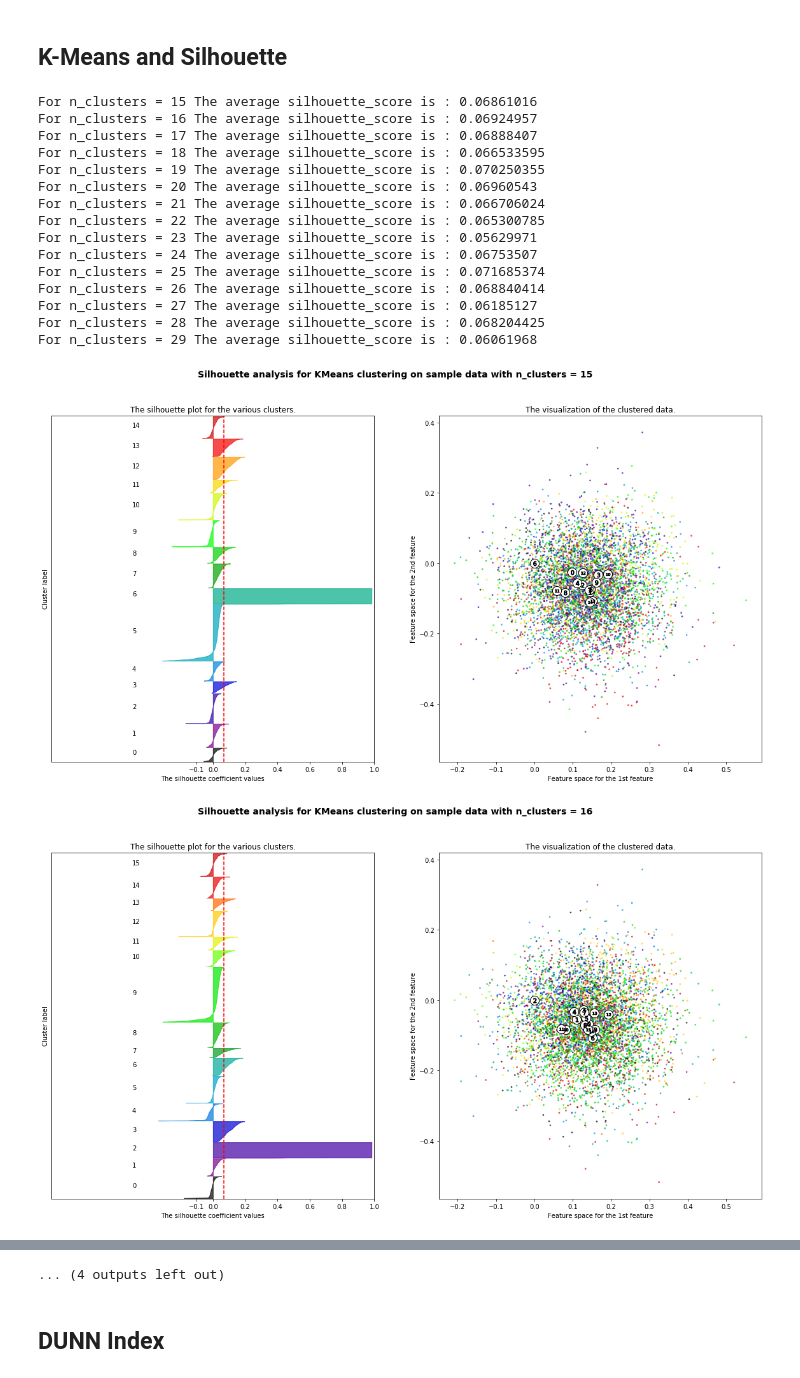
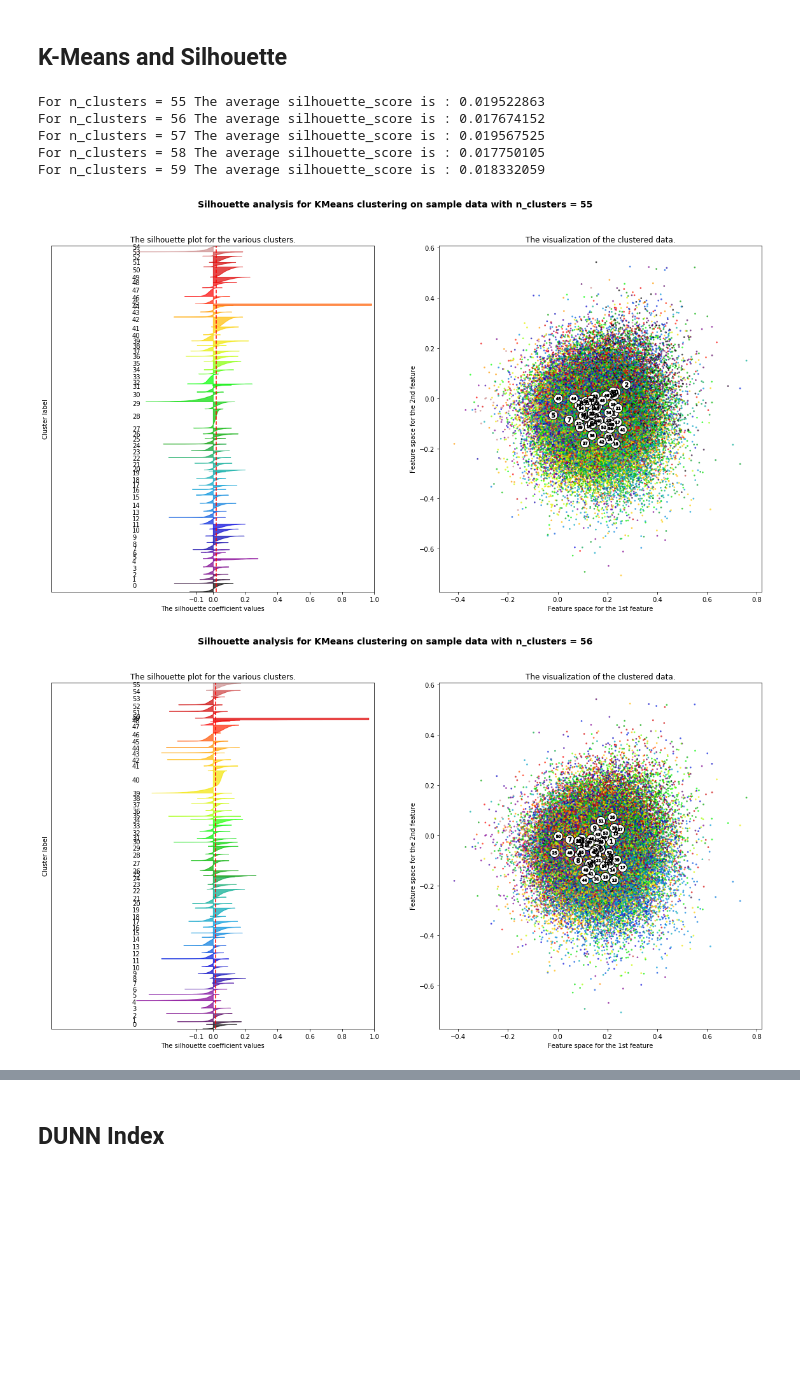
Before and after one commit to keg-tucn/CristinaPele_DBLP_2019, a Jupyter notebook: DBLP_V11/doc2vec/doc2vec.ipynb, the cells around one changed output, grey strips where cells are left out. Drawn from its saved outputs; the diff is of its cells as text; code cells hidden in the pictures; blank space fills up the shorter version.

```diff
--- a/DBLP_V11/doc2vec/doc2vec.ipynb
+++ b/DBLP_V11/doc2vec/doc2vec.ipynb
@@ -93,7 +95,7 @@ plt.show()
 # %% [markdown]
 ## K-Means and Silhouette
 # %%
-for n_clusters in range(15,30):
+for n_clusters in range(55,60):
     # Create a subplot with 1 row and 2 columns
     fig, (ax1, ax2) = plt.subplots(1, 2)
     fig.set_size_inches(20, 10)
@@ -150,47 +152,37 @@ for n_clusters in range(15,30):
     ax1.axvline(x=silhouette_avg, color="red", linestyle="--")
 
     ax1.set_yticks([])  # Clear the yaxis labels / ticks
     ax1.set_xticks([-0.1, 0, 0.2, 0.4, 0.6, 0.8, 1])
 
     # 2nd Plot showing the actual clusters formed
     colors = cm.nipy_spectral(cluster_labels.astype(float) / n_clusters)
     ax2.scatter(X[:, 0], X[:, 1], marker='.', s=30, lw=0, alpha=0.7,
                 c=colors, edgecolor='k')
 
     # Labeling the clusters
     centers = clusterer.cluster_centers_
     # Draw white circles at cluster centers
     ax2.scatter(centers[:, 0], centers[:, 1], marker='o',
                 c="white", alpha=1, s=200, edgecolor='k')
 
     for i, c in enumerate(centers):
         ax2.scatter(c[0], c[1], marker='$%d$' % i, alpha=1,
                     s=50, edgecolor='k')
 
     ax2.set_title("The visualization of the clustered data.")
     ax2.set_xlabel("Feature space for the 1st feature")
     ax2.set_ylabel("Feature space for the 2nd feature")
 
     plt.suptitle(("Silhouette analysis for KMeans clustering on sample data "
                   "with n_clusters = %d" % n_clusters),
                  fontsize=14, fontweight='bold')
 
 plt.savefig('SilhouetteAnalysis15.png')
 # %% [output]
-For n_clusters = 15 The average silhouette_score is : 0.06861016
-For n_clusters = 16 The average silhouette_score is : 0.06924957
-For n_clusters = 17 The average silhouette_score is : 0.06888407
-For n_clusters = 18 The average silhouette_score is : 0.066533595
-For n_clusters = 19 The average silhouette_score is : 0.070250355
-For n_clusters = 20 The average silhouette_score is : 0.06960543
-For n_clusters = 21 The average silhouette_score is : 0.066706024
-For n_clusters = 22 The average silhouette_score is : 0.065300785
-For n_clusters = 23 The average silhouette_score is : 0.05629971
-For n_clusters = 24 The average silhouette_score is : 0.06753507
-For n_clusters = 25 The average silhouette_score is : 0.071685374
-For n_clusters = 26 The average silhouette_score is : 0.068840414
-For n_clusters = 27 The average silhouette_score is : 0.06185127
-For n_clusters = 28 The average silhouette_score is : 0.068204425
-For n_clusters = 29 The average silhouette_score is : 0.06061968
+For n_clusters = 55 The average silhouette_score is : 0.019522863
+For n_clusters = 56 The average silhouette_score is : 0.017674152
+For n_clusters = 57 The average silhouette_score is : 0.019567525
+For n_clusters = 58 The average silhouette_score is : 0.017750105
+For n_clusters = 59 The average silhouette_score is : 0.018332059
-[figure, old version]
+[figure, new version]
-[figure, old version]
+[figure, new version]
@@ -206,4 +192,3 @@ For n_clusters = 29 The average silhouette_score is : 0.06061968
-... (4 outputs left out)
 # %% [markdown]
 ## DUNN Index
 # %%
```
Also changed, not shown: parts of 3 cells of this notebook, 3 other files.
